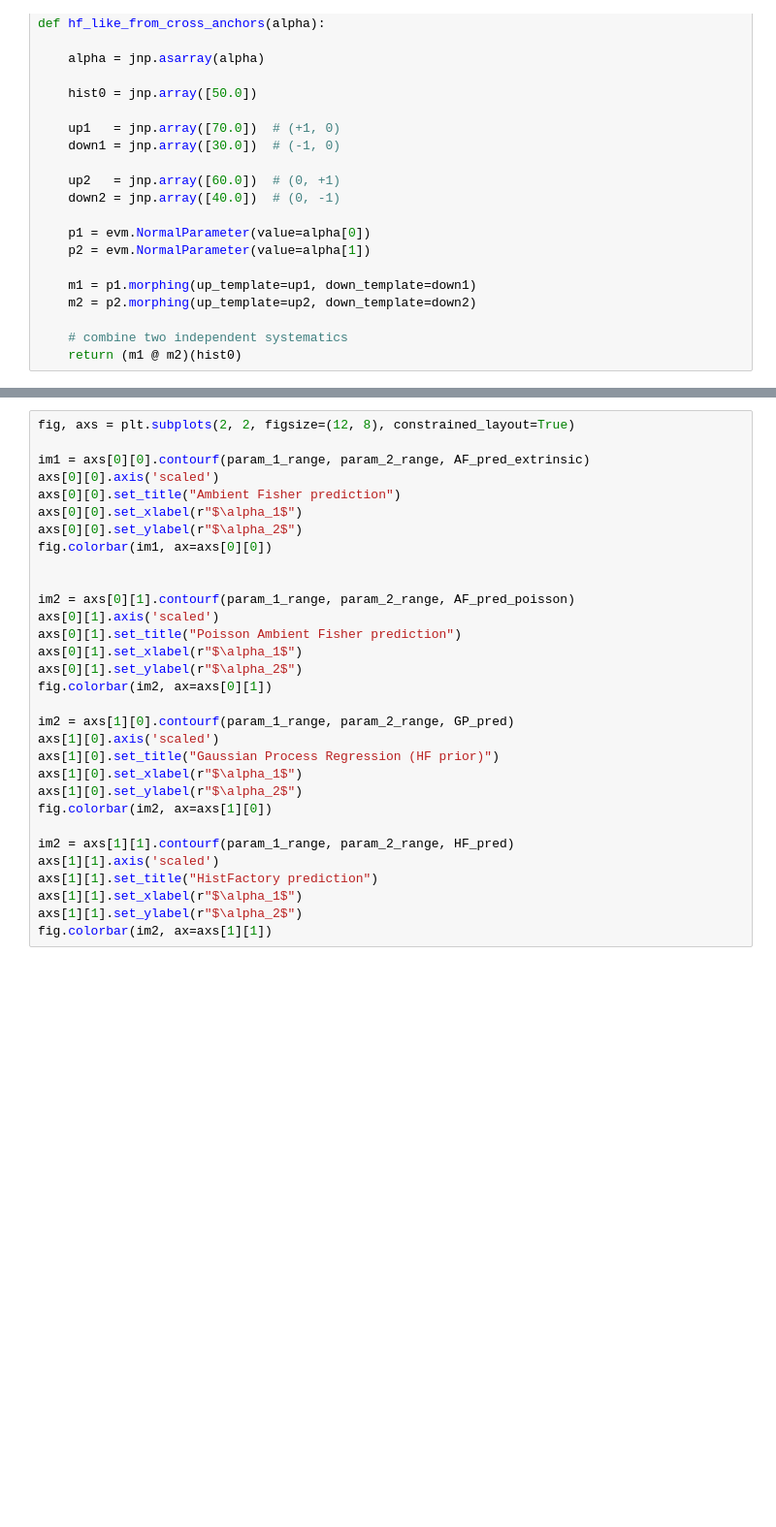
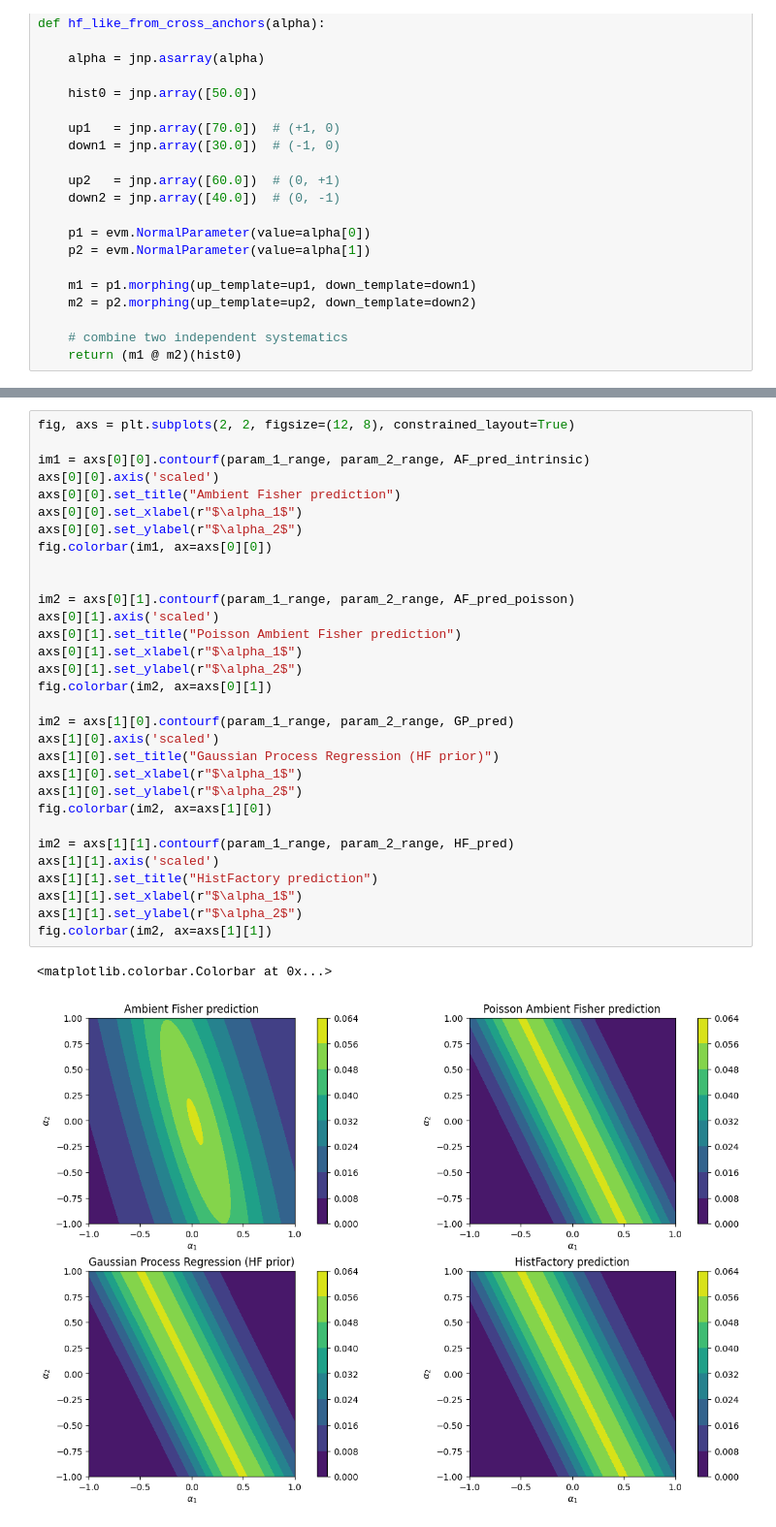
Before and after one commit to JaySandesara/histfactory_interpolation_tools, a Jupyter notebook: histfactoryv1_comparisons.ipynb, the cells around one changed output, grey strips where cells are left out. Shown at 97% size. Saved outputs shown, nothing was run; the diff lists cells and outputs as text; blank space fills up the shorter version.

```diff
--- a/histfactoryv1_comparisons.ipynb
+++ b/histfactoryv1_comparisons.ipynb
@@ -110,34 +110,37 @@ WARNING:2026-02-04 10:45:37,540:jax._src.xla_bridge:852: An NVIDIA GPU may be pr
 # %%
 fig, axs = plt.subplots(2, 2, figsize=(12, 8), constrained_layout=True)
 
-im1 = axs[0][0].contourf(param_1_range, param_2_range, AF_pred_extrinsic)
+im1 = axs[0][0].contourf(param_1_range, param_2_range, AF_pred_intrinsic)
 axs[0][0].axis('scaled')
 axs[0][0].set_title("Ambient Fisher prediction")
 axs[0][0].set_xlabel(r"$\alpha_1$")
 axs[0][0].set_ylabel(r"$\alpha_2$")
 fig.colorbar(im1, ax=axs[0][0])
 
 
 im2 = axs[0][1].contourf(param_1_range, param_2_range, AF_pred_poisson)
 axs[0][1].axis('scaled')
 axs[0][1].set_title("Poisson Ambient Fisher prediction")
 axs[0][1].set_xlabel(r"$\alpha_1$")
 axs[0][1].set_ylabel(r"$\alpha_2$")
 fig.colorbar(im2, ax=axs[0][1])
 
 im2 = axs[1][0].contourf(param_1_range, param_2_range, GP_pred)
 axs[1][0].axis('scaled')
 axs[1][0].set_title("Gaussian Process Regression (HF prior)")
 axs[1][0].set_xlabel(r"$\alpha_1$")
 axs[1][0].set_ylabel(r"$\alpha_2$")
 fig.colorbar(im2, ax=axs[1][0])
 
 im2 = axs[1][1].contourf(param_1_range, param_2_range, HF_pred)
 axs[1][1].axis('scaled')
 axs[1][1].set_title("HistFactory prediction")
 axs[1][1].set_xlabel(r"$\alpha_1$")
 axs[1][1].set_ylabel(r"$\alpha_2$")
 fig.colorbar(im2, ax=axs[1][1])
+# %% [output]
+<matplotlib.colorbar.Colorbar at 0x...>
+[figure, added]
 # %%
 # Set the same levels to plot between the three methods
 levels = np.linspace(
```
Also changed, not shown: parts of 2 cells of this notebook, 1 other file.
